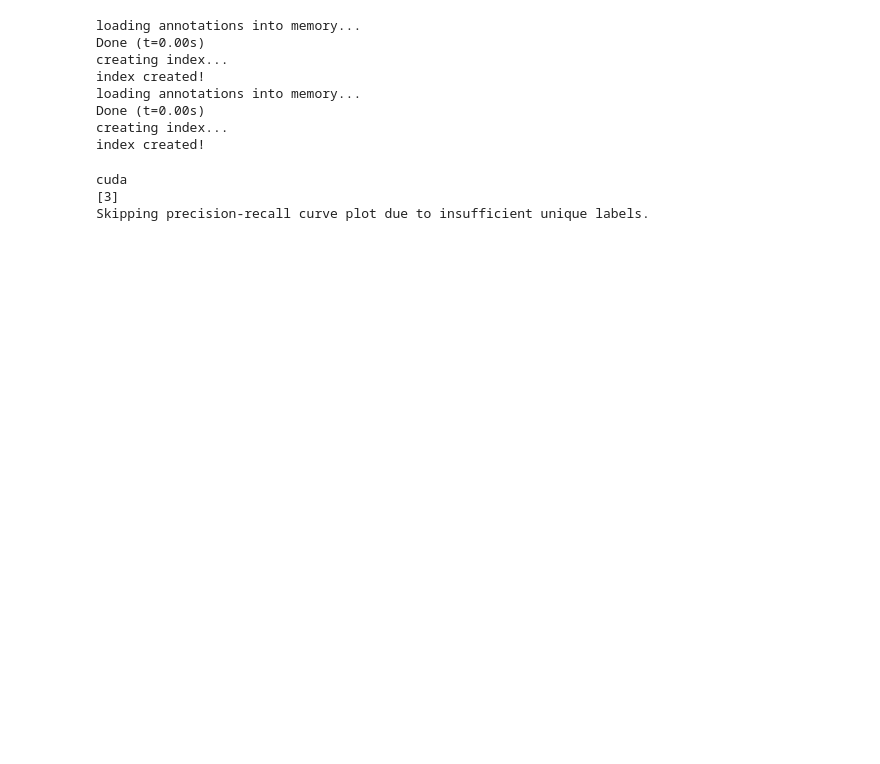
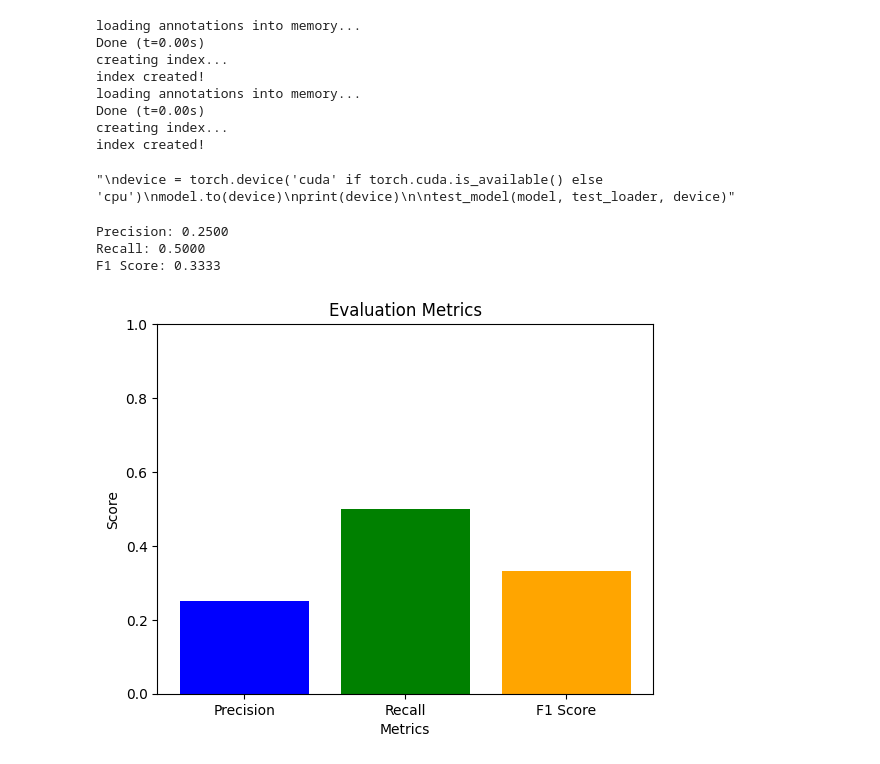
Before and after one commit to immerSIR/Map-Action-Model, a Jupyter notebook: code/mapaction_object_detection_model/testing.ipynb, the cells around one changed output. Drawn from its saved outputs; the diff is of its cells as text; code cells hidden in the pictures; blank space fills up the shorter version.

```diff
--- a/code/mapaction_object_detection_model/testing.ipynb
+++ b/code/mapaction_object_detection_model/testing.ipynb
@@ -91,11 +91,11 @@ def test_model(model, test_loader, device):
     plt.title('Precision-Recall Curve')
     plt.show()
 # %%
-root_dir_test = '/home/mapaction/Documents/Exp-data/Coco/images/'
-annotation_file_test = '/home/mapaction/Documents/Exp-data/Coco/result.json'
+root_dir_test = 'C:\\Users\\Wakfu\\Downloads\\Compressed\\project-6-at-2023-11-29-00-47-1b67ac6d\\'
+annotation_file_test = 'C:\\Users\\Wakfu\\Downloads\\Compressed\\project-6-at-2023-11-29-00-47-1b67ac6d\\result.json'
 
 # Load the pre-trained model
-model_path = '/home/mapaction/mapaction_env/Map-Action-Model/model/MAISM1.pth'
+model_path = 'C:\\Users\\Wakfu\\OneDrive\\Documents\\map-action\\Map-Action-Model\\model\\MAISM1.pth'
 model = map_action_instance_segmentation_model(3)  # Initialize your model architecture
 model.load_state_dict(torch.load(model_path))
 model.eval()
@@ -108,12 +108,24 @@ test_dataset = map_action_test_dataset
 # Create a data loader for testing
 test_loader = map_action_test_data_loader
 
+"""
 device = torch.device('cuda' if torch.cuda.is_available() else 'cpu')
 model.to(device)
 print(device)
 
-test_model(model, test_loader, device)
+test_model(model, test_loader, device)"""
 # %% [output]
-cuda
-[3]
-Skipping precision-recall curve plot due to insufficient unique labels.
+"\ndevice = torch.device('cuda' if torch.cuda.is_available() else 'cpu')\nmodel.to(device)\nprint(device)\n\ntest_model(model, test_loader, device)"
+# %%
+import numpy as np
+
+def extract_predictions(model_output):
+    predictions = []
+    for prediction in model_output:
+        pred_dict = {
+            'boxes': prediction['boxes'].detach().cpu().numpy(),
+            'labels': prediction['labels'].detach().cpu().numpy(),
+            'scores': prediction['scores'].detach().cpu().numpy(),
+        }
+        predictions.append(pred_dict)
+    return predictions
@@ -119,0 +171,22 @@ Skipping precision-recall curve plot due to insufficient unique labels.
+# %%
+print(f'Precision: {precision:.4f}')
+print(f'Recall: {recall:.4f}')
+print(f'F1 Score: {f1:.4f}')
+# %% [output]
+Precision: 0.2500
+Recall: 0.5000
+F1 Score: 0.3333
+# %%
+import matplotlib.pyplot as plt
+
+labels = ['Precision', 'Recall', 'F1 Score']
+scores = [precision, recall, f1]
+
+plt.bar(labels, scores, color=['blue', 'green', 'orange'])
+plt.ylim(0, 1)  # Set the y-axis limit between 0 and 1 for scores
+plt.title('Evaluation Metrics')
+plt.xlabel('Metrics')
+plt.ylabel('Score')
+plt.show()
+# %% [output]
+[figure, added]
```
Also changed, not shown: parts of 2 cells of this notebook, 3 other files.
